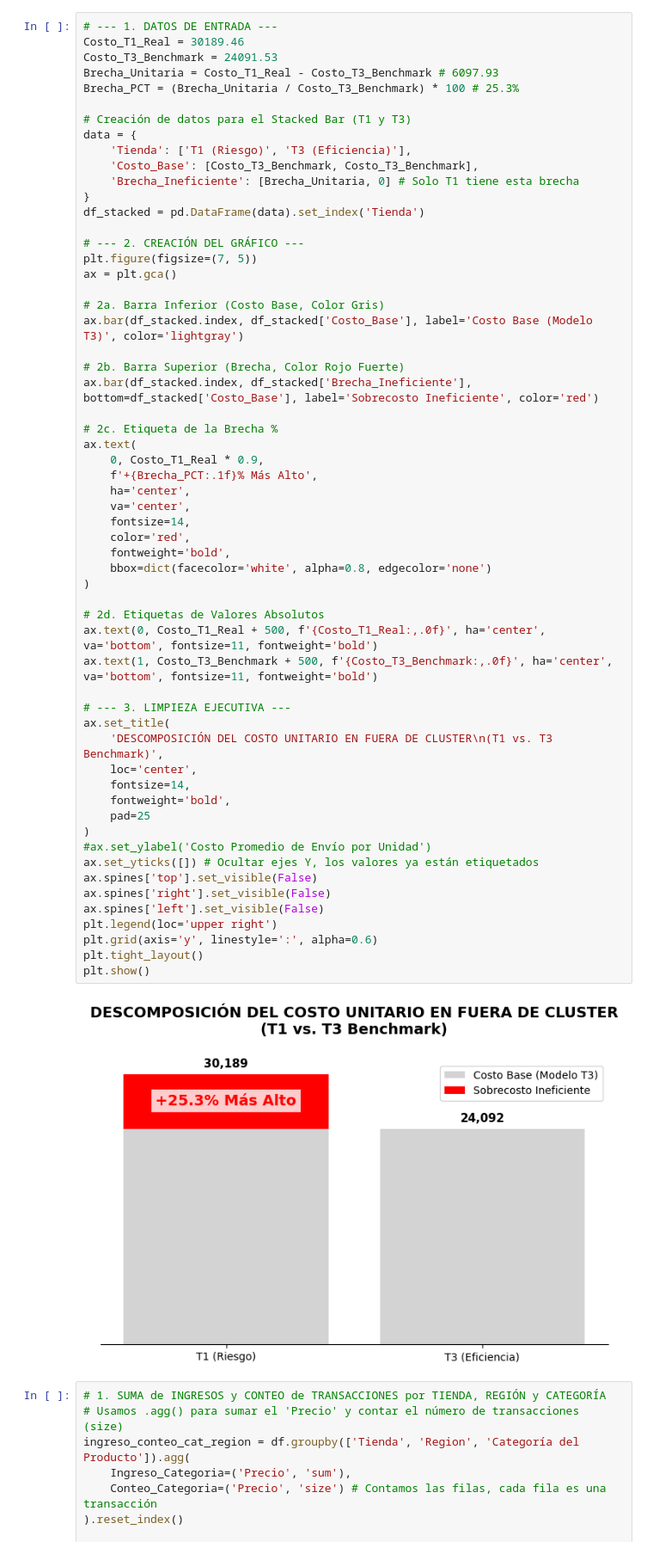
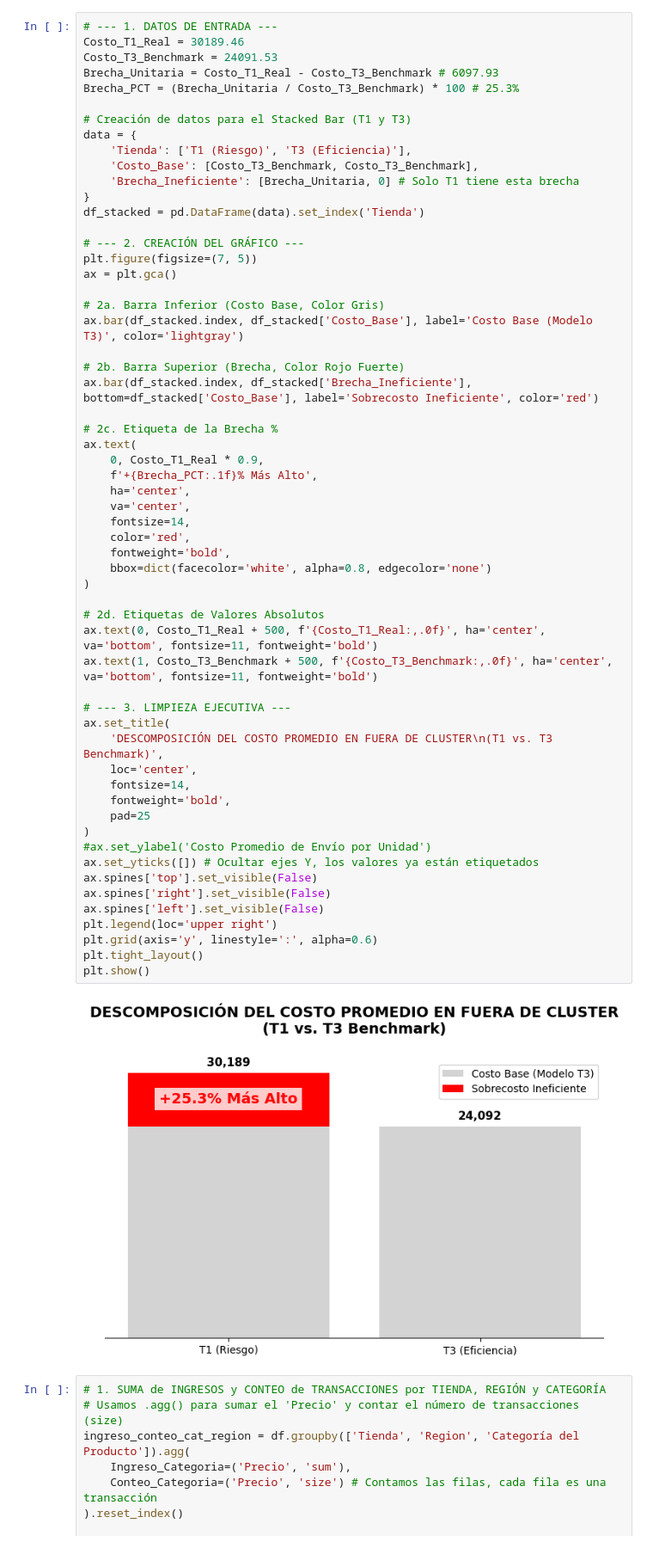
Before and after one commit to EddersonPR/challenge-alura-store, a Jupyter notebook: AluraStoreLatam.ipynb, the cells around one changed output. Shown at 86% size. Drawn from its saved outputs; the diff is of its cells as text.

```diff
--- a/AluraStoreLatam.ipynb
+++ b/AluraStoreLatam.ipynb
@@ -1296,35 +1296,35 @@ ax.text(
     f'+{Brecha_PCT:.1f}% Más Alto',
     ha='center',
     va='center',
     fontsize=14,
     color='red',
     fontweight='bold',
     bbox=dict(facecolor='white', alpha=0.8, edgecolor='none')
 )
 
 # 2d. Etiquetas de Valores Absolutos
 ax.text(0, Costo_T1_Real + 500, f'{Costo_T1_Real:,.0f}', ha='center', va='bottom', fontsize=11, fontweight='bold')
 ax.text(1, Costo_T3_Benchmark + 500, f'{Costo_T3_Benchmark:,.0f}', ha='center', va='bottom', fontsize=11, fontweight='bold')
 
 # --- 3. LIMPIEZA EJECUTIVA ---
 ax.set_title(
-    'DESCOMPOSICIÓN DEL COSTO UNITARIO EN FUERA DE CLUSTER\n(T1 vs. T3 Benchmark)',
+    'DESCOMPOSICIÓN DEL COSTO PROMEDIO EN FUERA DE CLUSTER\n(T1 vs. T3 Benchmark)',
     loc='center',
     fontsize=14,
     fontweight='bold',
     pad=25
 )
 #ax.set_ylabel('Costo Promedio de Envío por Unidad')
 ax.set_yticks([]) # Ocultar ejes Y, los valores ya están etiquetados
 ax.spines['top'].set_visible(False)
 ax.spines['right'].set_visible(False)
 ax.spines['left'].set_visible(False)
 plt.legend(loc='upper right')
 plt.grid(axis='y', linestyle=':', alpha=0.6)
 plt.tight_layout()
 plt.show()
 # %% [output]
-[figure, old version]
+[figure, new version]
 # %%
 # 1. SUMA de INGRESOS y CONTEO de TRANSACCIONES por TIENDA, REGIÓN y CATEGORÍA
 # Usamos .agg() para sumar el 'Precio' y contar el número de transacciones (size)
```
Also changed, not shown: parts of 2 cells of this notebook.
